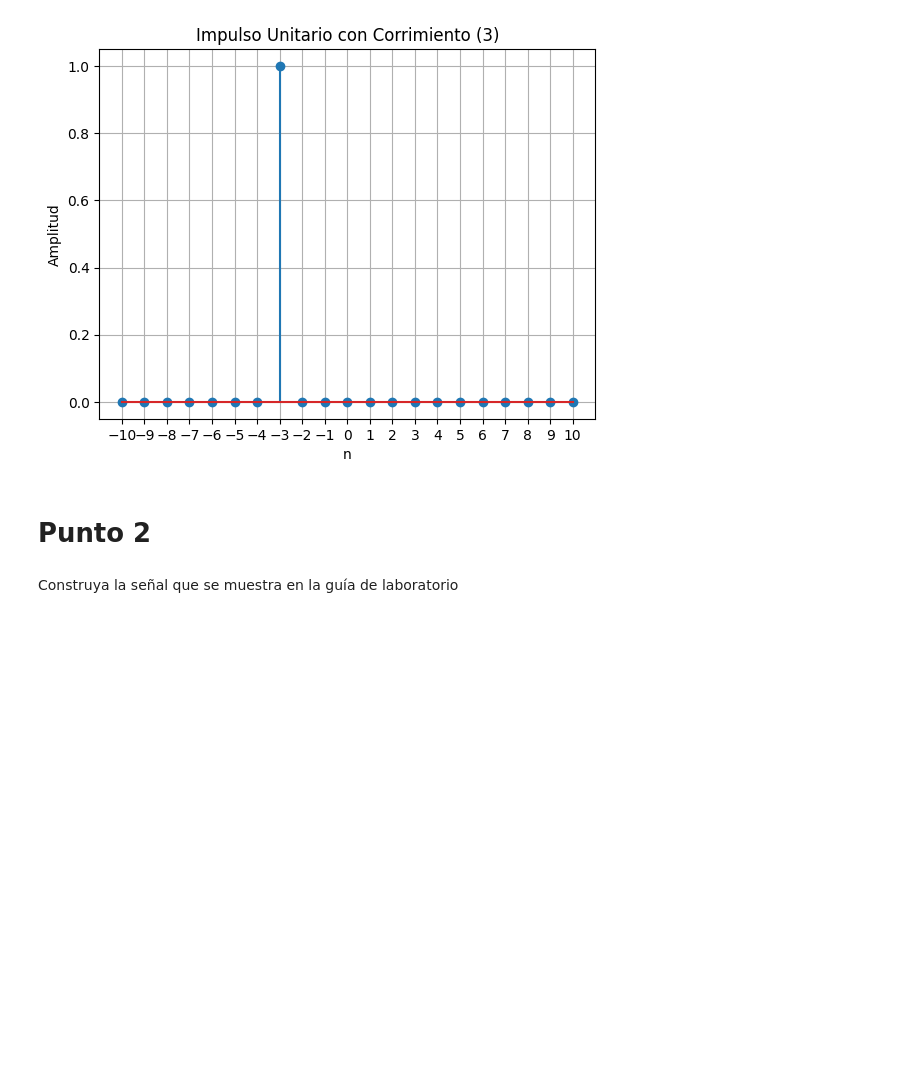
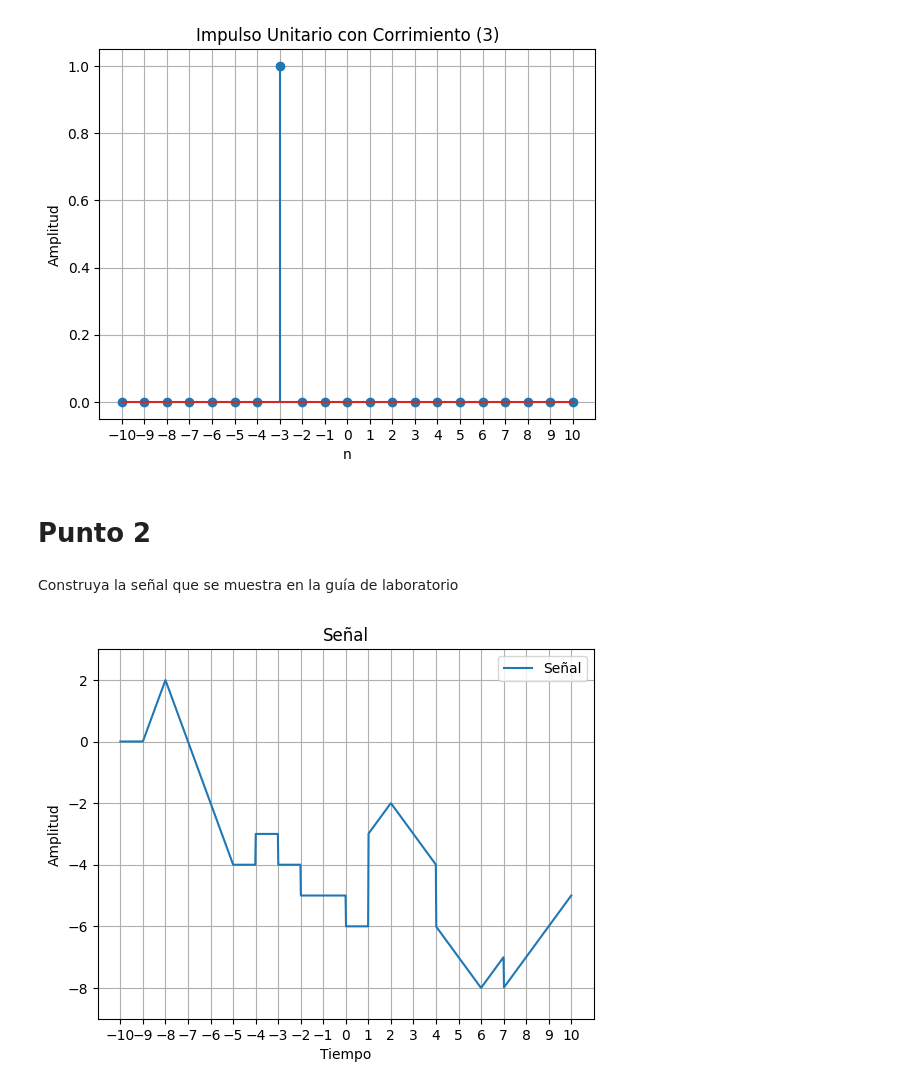
Before and after one commit to fg-edu-tep/Senales-Lab, a Jupyter notebook: lab2/Laboratorio_2_2025_1.ipynb, the cells around one changed output. Saved outputs shown, nothing was run; the diff lists cells and outputs as text; code cells hidden in the pictures; blank space fills up the shorter version.

```diff
--- a/lab2/Laboratorio_2_2025_1.ipynb
+++ b/lab2/Laboratorio_2_2025_1.ipynb
@@ -283,6 +283,44 @@ unit_impulse(delay_impulso)
 # %% [output]
 [figure]
 # %% [markdown]
-# **Punto 2**
+  # **Punto 2**
 # %% [markdown]
 Construya la señal que se muestra en la guía de laboratorio
+# %%
+t = np.linspace(-10, 10, 1000)
+
+
+
+#  Se calcula la función rampa
+r1 = 2*ramp(t, 9)
+
+r2 = -4*ramp(t, 8)
+
+r3 = 2*ramp(t, 5)
+u1 = unitStep(t, 4)
+u2 = -1*unitStep(t,3)
+u3= -1*unitStep(t,2)
+u4 = -1*unitStep(t,0)
+u5 = 3*unitStep(t,-1)
+r4 = ramp(t,-1)
+r5 = -2*ramp(t,-2)
+u6 = -2*unitStep(t,-4)
+r6 = 2*ramp(t,-6)
+u7= -1*unitStep(t,-7)
+
+
+
+function = r1 + r2 + r3 + u1 + u2 +u3 +u4 + u5 + r4 +r5 +u6 + r6 +u7
+
+plt.plot(t, function, label='Señal') # Se grafica la función rampa
+plt.xlabel('Tiempo') # Se etiqueta el eje x
+plt.ylabel('Amplitud') # Se etiqueta el eje y
+plt.title('Señal') # Se coloca el título de la gráfica
+plt.xticks(np.arange(min(t), max(t)+1, 1))  # Se ajustan los valores del eje x
+plt.ylim([-9, 3])
+
+plt.legend() # Se coloca la leyenda
+plt.grid(True)  # Se activa la cuadrícula
+plt.show()  # Se muestra la gráfica
+# %% [output]
+[figure, added]
```
